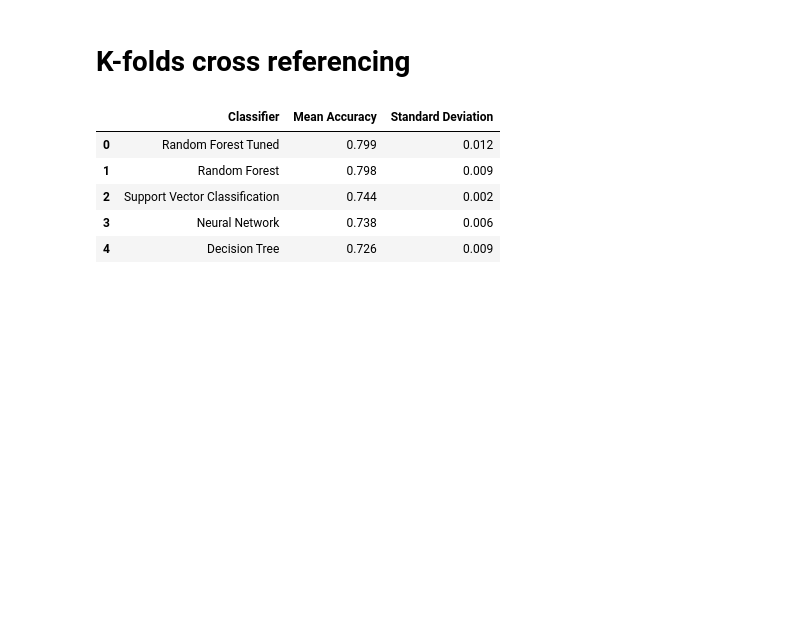
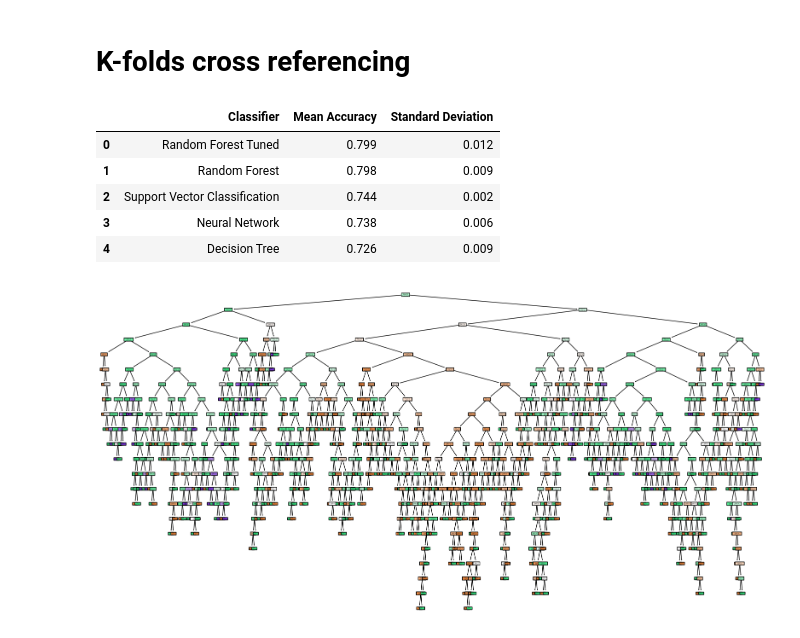
Before and after one commit to Paul-Sabin/BlueBerry-Winery, a Jupyter notebook: ww_random_forest.ipynb, the cells around one changed output. Saved outputs shown, nothing was run; the diff lists cells and outputs as text; code cells hidden in the pictures; blank space fills up the shorter version.

```diff
--- a/ww_random_forest.ipynb
+++ b/ww_random_forest.ipynb
@@ -260,3 +342,26 @@ display(models_cross_val_df)
 | 2 | Support Vector Classification | 0.744 | 0.002 |
 | 3 | Neural Network | 0.738 | 0.006 |
 | 4 | Decision Tree | 0.726 | 0.009 |
+# %%
+robust_params = {'n_estimators': 200,
+ 'min_samples_split': 2,
+ 'min_samples_leaf': 1,
+ 'max_features': 'log2',
+ 'max_depth': 50,
+ 'criterion': 'entropy',
+ 'bootstrap': True}
+rf = RandomForestClassifier(**robust_params)
+rf.fit(ww_features_train_scaled, ww_quality_train)
+
+from sklearn.tree import plot_tree
+
+# Select one of the decision trees (e.g., the first one)
+single_tree = rf.estimators_[0]
+
+plt.figure(figsize=(20,10))
+plot_tree(single_tree, feature_names=['fixed acidity', 'volatile acidity', 'citric acid', 'residual sugar',
+       'chlorides', 'free sulfur dioxide', 'total sulfur dioxide', 'density',
+       'pH', 'sulphates', 'alcohol'], class_names=['Low', 'Medium', 'High'], filled=True, rounded=True)
+plt.show()
+# %% [output]
+[figure, added]
```
Also changed, not shown: parts of 7 cells of this notebook, 2 other files.
